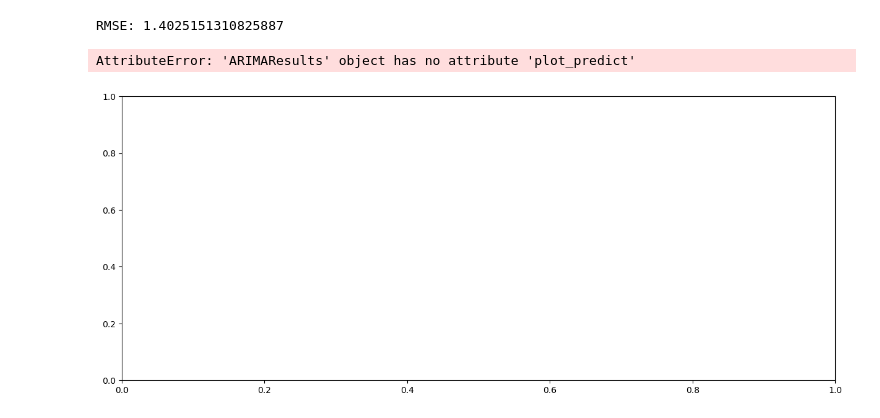
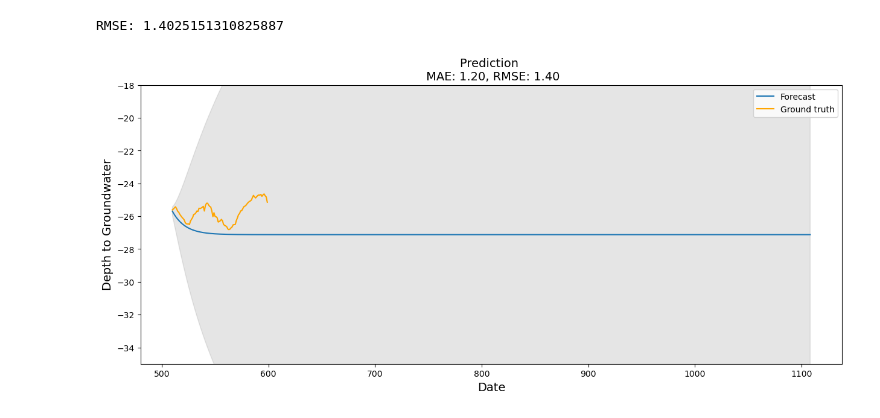
Before and after one commit to Sanath98-webdev/Projects, a Jupyter notebook: Timeseries/Timeseries.ipynb, the cells around one changed output. Cells and saved outputs as stored; diff of their text form; code cells hidden in the pictures.

Commit message:
Fixed the ARIMA model forecasting plot

```diff
--- a/Timeseries/Timeseries.ipynb
+++ b/Timeseries/Timeseries.ipynb
@@ -743,19 +743,32 @@ print(Fore.GREEN + 'RMSE: {}'.format(score_rmse))
 # %% [output]
 RMSE: 1.4025151310825887
 # %%
+# Generate predictions
+pred = model_fit.get_forecast(steps=599)
+pred_conf = pred.conf_int()
+
+# Set up the figure and axes
 f, ax = plt.subplots(1)
 f.set_figheight(6)
 f.set_figwidth(15)
 
-model_fit.plot_predict(1, 599, ax=ax)
-sns.lineplot(x=x_val.index, y=y_val['y'], ax=ax, color='orange', label='Ground truth') #navajowhite
+# Plot the forecasted values
+ax.plot(pred.predicted_mean.index, pred.predicted_mean, label='Forecast')
+ax.fill_between(pred_conf.index, pred_conf.iloc[:, 0], pred_conf.iloc[:, 1], color='gray', alpha=0.2)
 
+# Plot the ground truth
+sns.lineplot(x=x_val.index, y=y_val['y'], ax=ax, color='orange', label='Ground truth')
+
+# Set the title and labels
 ax.set_title(f'Prediction \n MAE: {score_mae:.2f}, RMSE: {score_rmse:.2f}', fontsize=14)
-ax.set_xlabel(xlabel='Date', fontsize=14)
-ax.set_ylabel(ylabel='Depth to Groundwater', fontsize=14)
+ax.set_xlabel('Date', fontsize=14)
+ax.set_ylabel('Depth to Groundwater', fontsize=14)
 
+# Set the y-axis limits
 ax.set_ylim(-35, -18)
+
+# Show the plot
+plt.legend()
 plt.show()
 # %% [output]
-AttributeError: 'ARIMAResults' object has no attribute 'plot_predict'
-[figure, old version]
+[figure, new version]
```
Also changed, not shown: parts of 1 cell of this notebook.
